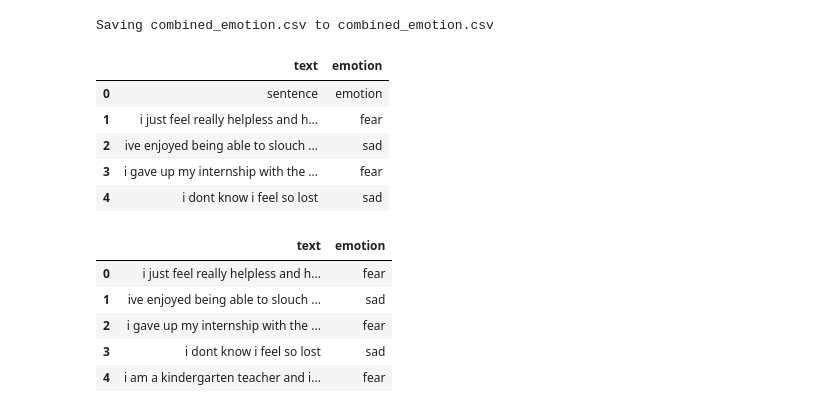
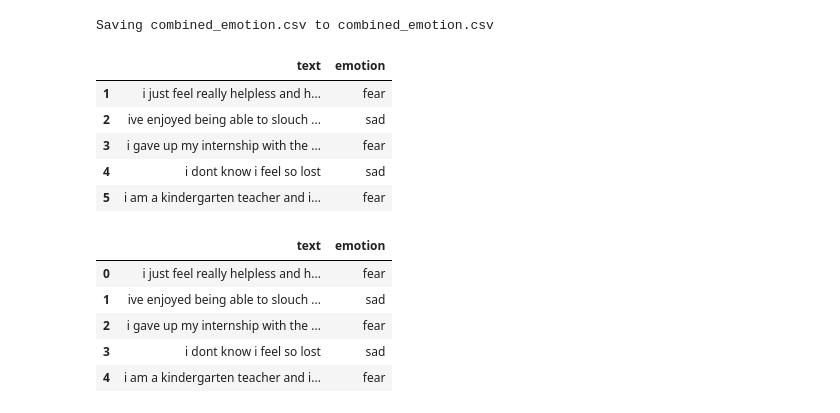
Before and after one commit to junaina/EmpathAI, a Jupyter notebook: EmpathAI.ipynb, the cells around one changed output. Drawn from its saved outputs; the diff is of its cells as text; code cells hidden in the pictures.

```diff
--- a/EmpathAI.ipynb
+++ b/EmpathAI.ipynb
@@ -9,15 +9,17 @@ Saving combined_emotion.csv to combined_emotion.csv
 # %%
 #loading dataset
 import pandas as pd
 df= pd.read_csv('combined_emotion.csv', sep=',', names=["text", "emotion"])
+#accidental header rows
+df = df[df["emotion"] != "emotion"]
 df.head()
 # %% [output]
 |  | text | emotion |
-| 0 | sentence | emotion |
 | 1 | i just feel really helpless and h... | fear |
 | 2 | ive enjoyed being able to slouch ... | sad |
 | 3 | i gave up my internship with the ... | fear |
 | 4 | i dont know i feel so lost | sad |
+| 5 | i am a kindergarten teacher and i... | fear |
 # %%
   # drop the bogus header row
 df= df[df["text"]!= "sentence"]
```
Also changed, not shown: parts of 5 cells of this notebook.
